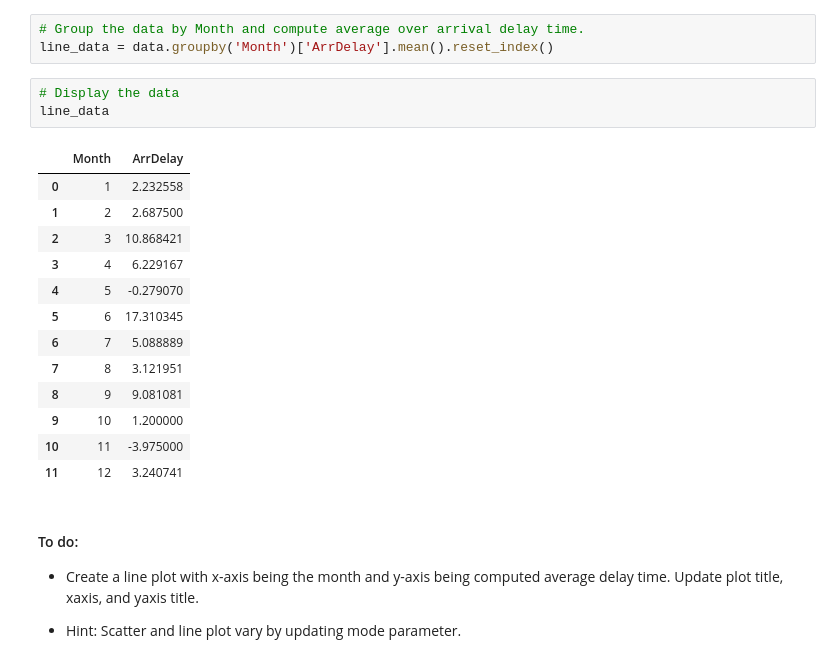
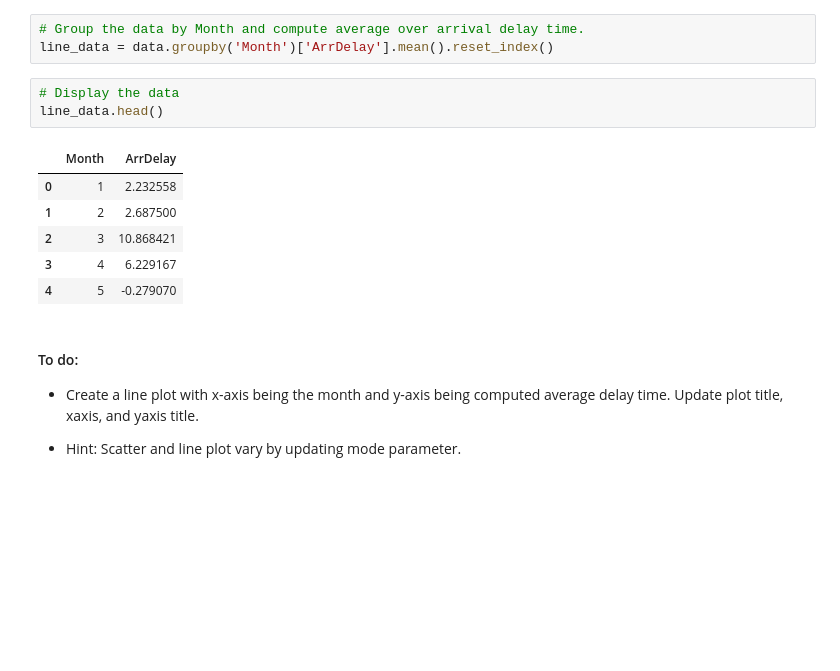
Before and after one commit to vadimsavenkov/Visualizations, a Jupyter notebook: Plotly_Basics.ipynb, the cells around one changed output. Drawn from its saved outputs; the diff is of its cells as text; blank space fills up the shorter version.

```diff
--- a/Plotly_Basics.ipynb
+++ b/Plotly_Basics.ipynb
@@ -135,21 +135,14 @@ Learn more about line plot [here](https://plotly.com/python/line-charts/?utm_med
 line_data = data.groupby('Month')['ArrDelay'].mean().reset_index()
 # %%
 # Display the data
-line_data
+line_data.head()
 # %% [output]
 |  | Month | ArrDelay |
 | 0 | 1 | 2.232558 |
 | 1 | 2 | 2.687500 |
 | 2 | 3 | 10.868421 |
 | 3 | 4 | 6.229167 |
 | 4 | 5 | -0.279070 |
-| 5 | 6 | 17.310345 |
-| 6 | 7 | 5.088889 |
-| 7 | 8 | 3.121951 |
-| 8 | 9 | 9.081081 |
-| 9 | 10 | 1.200000 |
-| 10 | 11 | -3.975000 |
-| 11 | 12 | 3.240741 |
 # %% [markdown]
 #### To do:
 
```
Also changed, not shown: parts of 2 cells of this notebook.
